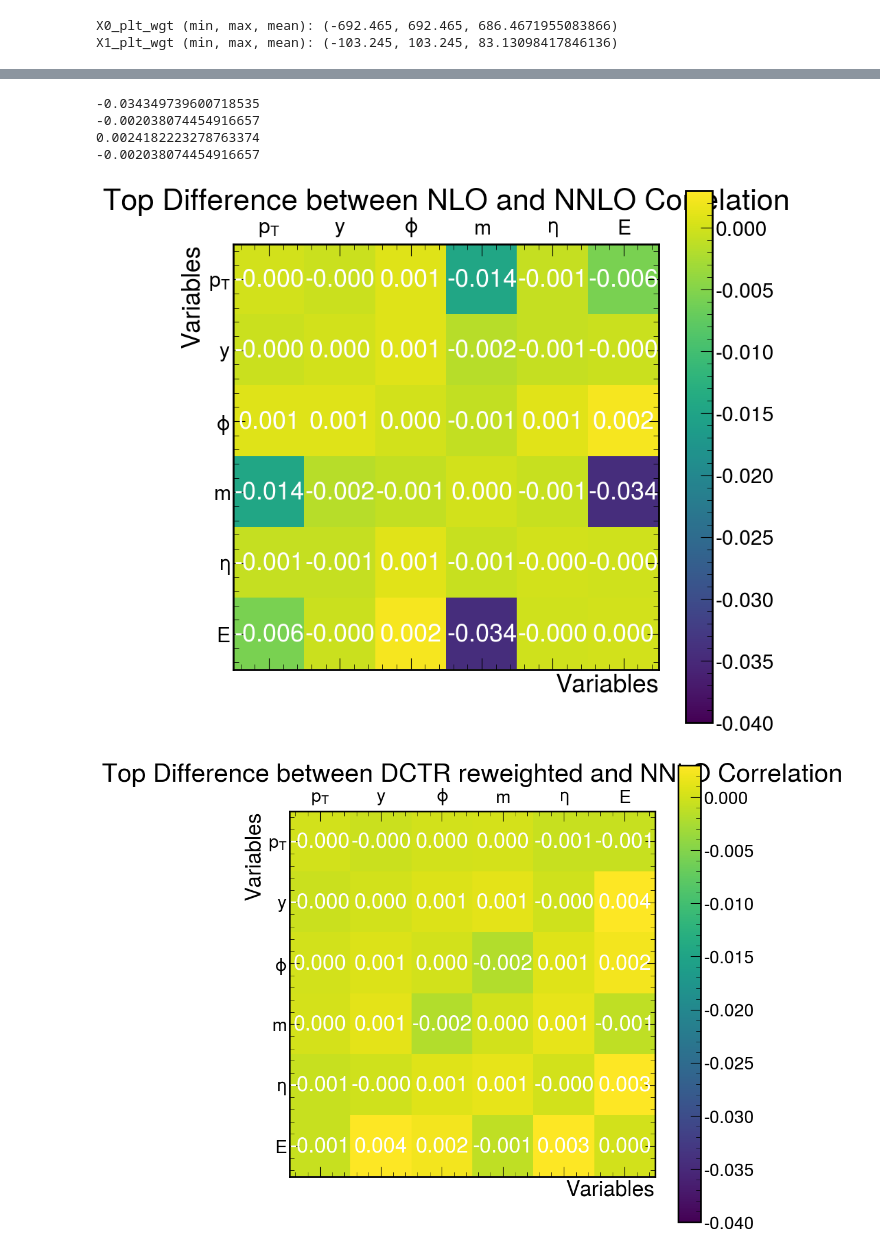
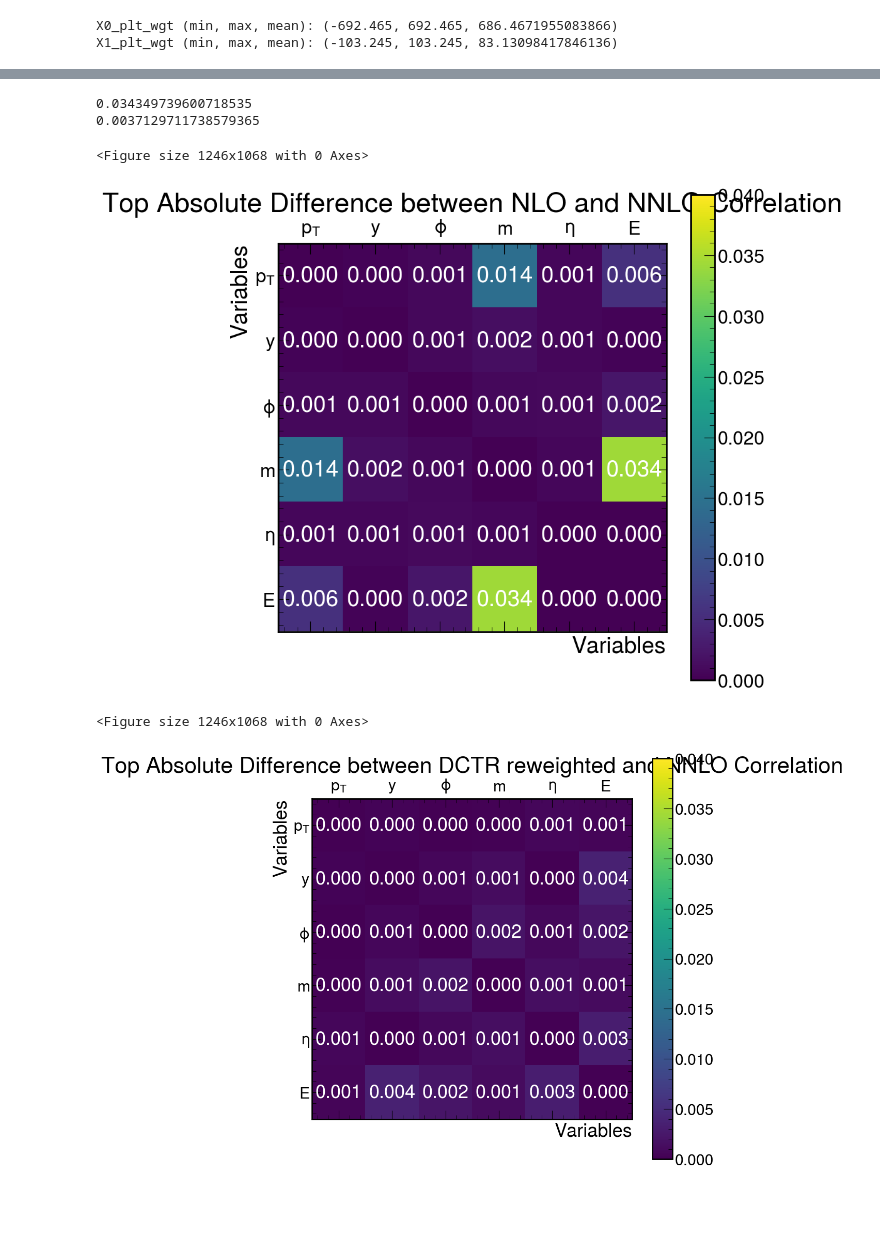
Before and after one commit to finnpuschmann/DCTR_FP, a Jupyter notebook: DCTR_notebook_covariance.ipynb, the cells around one changed output, grey strips where cells are left out. Drawn from its saved outputs; the diff is of its cells as text; code cells hidden in the pictures; blank space fills up the shorter version.

```diff
--- a/DCTR_notebook_covariance.ipynb
+++ b/DCTR_notebook_covariance.ipynb
@@ -147,6 +152,9 @@ import matplotlib.pyplot as plt
 
 def plot_matrix(matrix, title, vmin=None, vmax=None):
     variable_labels = [r'$p_T$', r'$y$', r'$\phi$', r'$m$', r'$\eta$', r'$E$']  # Labels for variables
+
+    figsize = (max(8, (matrix.shape[1]+1)*1.78), max(8, matrix.shape[0]*1.78))
+    plt.figure(figsize=figsize)
 
     if vmin is not None or vmax is not None:
         plt.matshow(matrix, cmap='viridis', vmin=vmin, vmax=vmax)  # Set colormap limits if specified
@@ -176,7 +184,7 @@ def plot_matrix_full(matrix, title, vmin=None, vmax=None):
     variable_labels = [r'$p_T(t\bar{t})$', r'$y(t\bar{t})$', r'$\phi(t\bar{t})$', r'$m(t\bar{t})$', r'$\eta(t\bar{t})$', r'$E(t\bar{t})$',
                        r'$p_T(top)$', r'$y(top)$', r'$\phi(top)$', r'$m(top)$', r'$\eta(top)$', r'$E(top)$']  # Labels for variables
 
-    figsize = (max(8, matrix.shape[1] * 1.78), max(8, matrix.shape[0] * 1.78))
+    figsize = (max(8, (matrix.shape[1]+1)*1.78), max(8, matrix.shape[0]*1.78))
     plt.figure(figsize=figsize)
 
     if vmin is not None or vmax is not None:
@@ -274,24 +286,22 @@ plot_matrix(corr_DCTR_top, title=r'Top Correlation DCTR reweighted')# (NLO $\rig
 # %%
 # difference between NNLO and NLO
 # AND between NNLO and DCTR
 
-nlo_corr_comp_top = corr_MiNNLO_top - corr_hvq_top
-DCTR_corr_comp_top = corr_MiNNLO_top - corr_DCTR_top
+nlo_corr_comp_top = np.abs(corr_MiNNLO_top - corr_hvq_top)
+DCTR_corr_comp_top = np.abs(corr_MiNNLO_top - corr_DCTR_top)
 
-print(np.min(nlo_corr_comp_top))
-print(np.min(DCTR_corr_comp_top))
 print(np.max(nlo_corr_comp_top))
-print(np.min(DCTR_corr_comp_top))
+print(np.max(DCTR_corr_comp_top))
 
-plot_matrix(nlo_corr_comp_top, title=r'Top Difference between NLO and NNLO Correlation', vmin=-0.04, vmax=0.003)
-plot_matrix(DCTR_corr_comp_top, title=r'Top Difference between DCTR reweighted and NNLO Correlation', vmin=-0.04, vmax=0.003)
+plot_matrix(nlo_corr_comp_top, title=r'Top Absolute Difference between NLO and NNLO Correlation', vmin=0, vmax=0.04)
+plot_matrix(DCTR_corr_comp_top, title=r'Top Absolute Difference between DCTR reweighted and NNLO Correlation', vmin=0, vmax=0.04)
 # %% [output]
--0.034349739600718535
--0.002038074454916657
-0.0024182223278763374
--0.002038074454916657
+0.034349739600718535
+0.0037129711738579365
+<Figure size 1246x1068 with 0 Axes>
-[figure, old version]
+[figure, new version]
+<Figure size 1246x1068 with 0 Axes>
-[figure, old version]
+[figure, new version]
 # %%
 # correlation matrices between tt ant top
 
```
Also changed, not shown: parts of 9 cells of this notebook, 10 other files.
